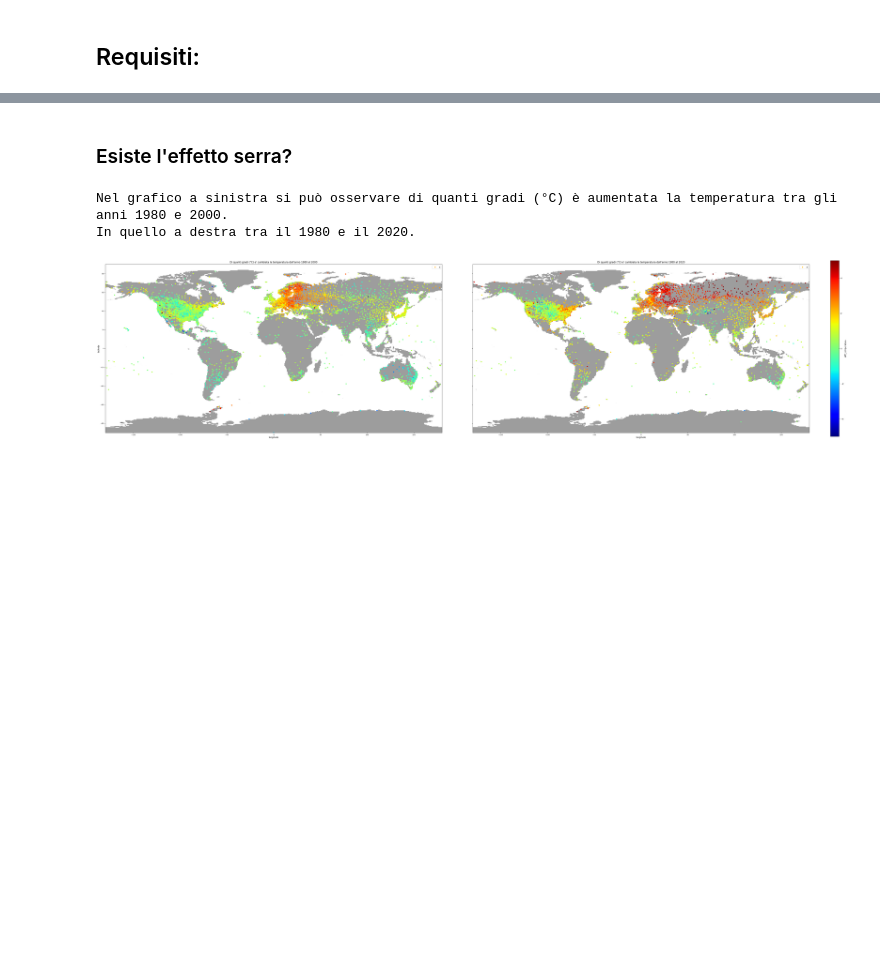
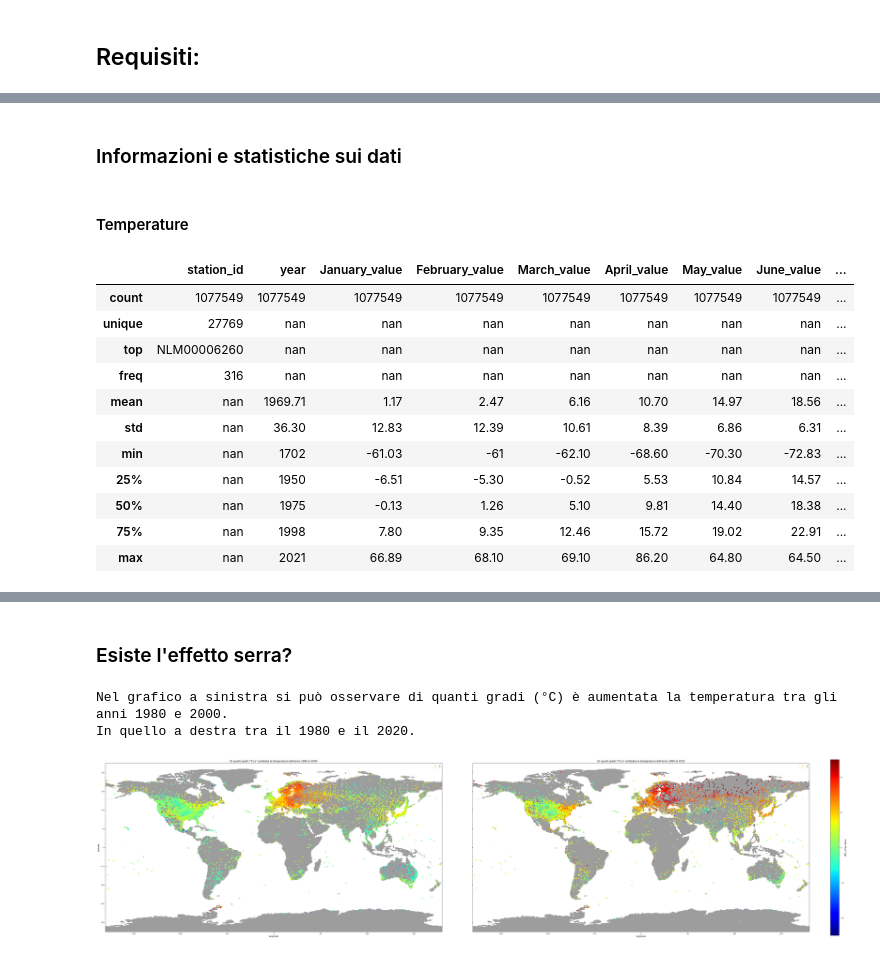
Before and after one commit to ElenaCurti/big-data, a Jupyter notebook: Attivita_03_DataAnalytics/file.ipynb, the cells around one changed output, grey strips where cells are left out. Saved outputs shown, nothing was run; the diff lists cells and outputs as text; code cells hidden in the pictures; blank space fills up the shorter version.

```diff
--- a/Attivita_03_DataAnalytics/file.ipynb
+++ b/Attivita_03_DataAnalytics/file.ipynb
@@ -270,0 +249,28 @@ Considerazioni: ci sono in totale 27769 stazioni, l'anno minimo è il 1702 e il
+# %% [markdown]
+### Informazioni e statistiche sui dati
+# %% [markdown]
+#### Temperature
+# %%
+# Lambda function per sistemare l'output delle statistiche stampate
+function_sistema_output = lambda x : x if type(x) == str else ('{:.0f}'.format(x) if pd.isna(x) or int(x) == x else  '{:.2f}'.format(x))
+
+# Stampo le statistiche
+df_describe = df_temperatures.describe(include='all')
+
+# Sistemo l'output
+df_describe = df_describe.applymap(function_sistema_output)
+
+display(df_describe)
+# %% [output]
+|  | station_id | year | January_value | February_value | March_value | April_value | May_value | June_value | ... |
+| count | 1077549 | 1077549 | 1077549 | 1077549 | 1077549 | 1077549 | 1077549 | 1077549 | ... |
+| unique | 27769 | nan | nan | nan | nan | nan | nan | nan | ... |
+| top | NLM00006260 | nan | nan | nan | nan | nan | nan | nan | ... |
+| freq | 316 | nan | nan | nan | nan | nan | nan | nan | ... |
+| mean | nan | 1969.71 | 1.17 | 2.47 | 6.16 | 10.70 | 14.97 | 18.56 | ... |
+| std | nan | 36.30 | 12.83 | 12.39 | 10.61 | 8.39 | 6.86 | 6.31 | ... |
+| min | nan | 1702 | -61.03 | -61 | -62.10 | -68.60 | -70.30 | -72.83 | ... |
+| 25% | nan | 1950 | -6.51 | -5.30 | -0.52 | 5.53 | 10.84 | 14.57 | ... |
+| 50% | nan | 1975 | -0.13 | 1.26 | 5.10 | 9.81 | 14.40 | 18.38 | ... |
+| 75% | nan | 1998 | 7.80 | 9.35 | 12.46 | 15.72 | 19.02 | 22.91 | ... |
+| max | nan | 2021 | 66.89 | 68.10 | 69.10 | 86.20 | 64.80 | 64.50 | ... |
```
Also changed, not shown: parts of 48 cells of this notebook, 1 other file.
